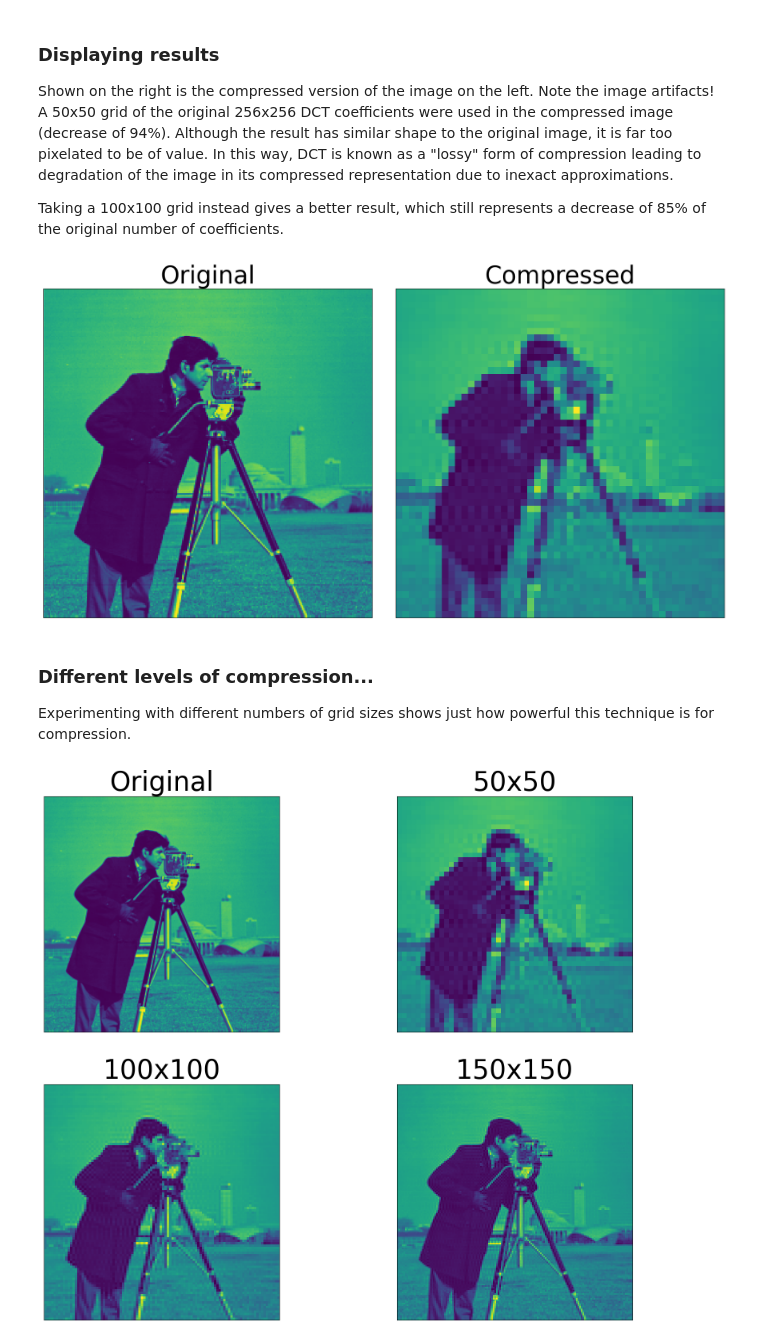
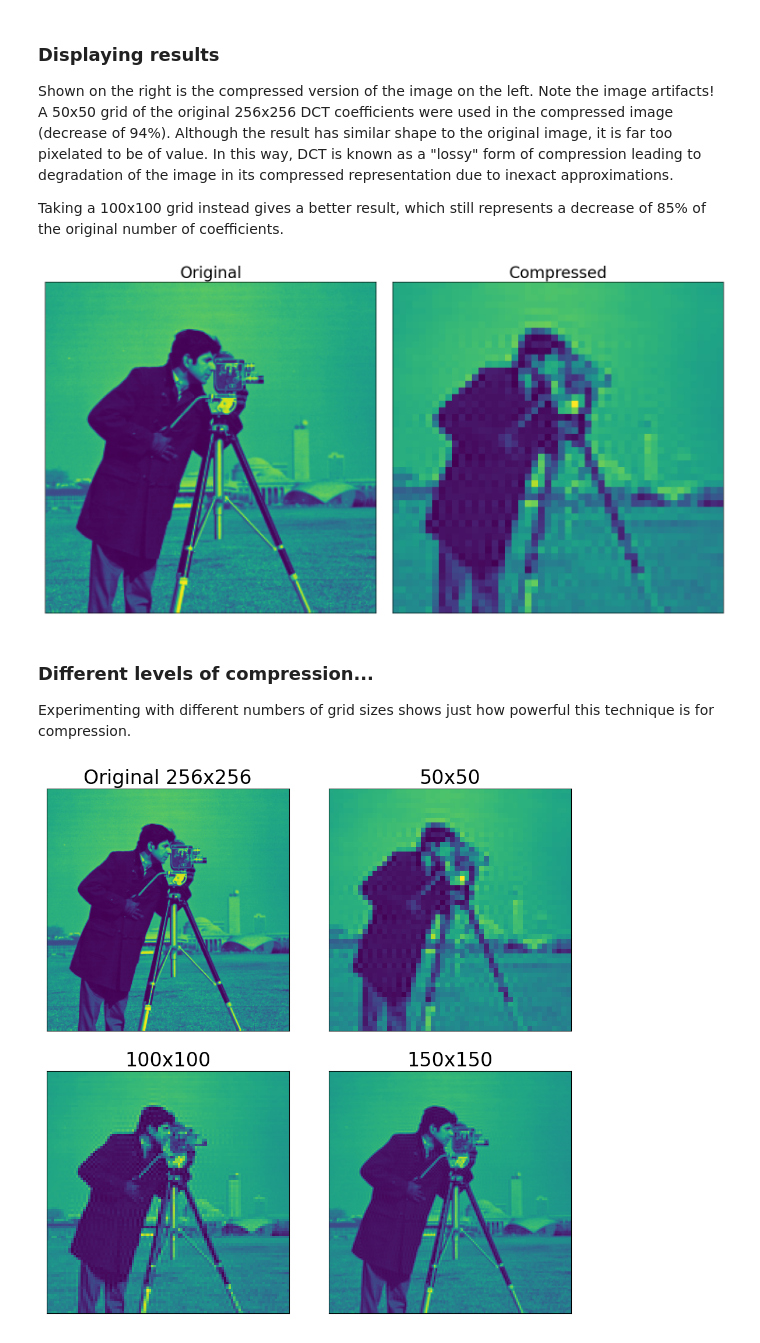
Before and after one commit to bazzzzil/image-processing, a Jupyter notebook: dct_compression.ipynb, the cells around one changed output. Drawn from its saved outputs; the diff is of its cells as text; code cells hidden in the pictures.

```diff
--- a/dct_compression.ipynb
+++ b/dct_compression.ipynb
@@ -15,7 +15,7 @@ from scipy.fft import dctn, idctn
 import matplotlib.pyplot as plt
 import impro_utils as imp
 
-plt.rcParams.update({'font.size': 40})
+plt.rcParams.update({'font.size': 20})
 # %% [markdown]
 <h3> Loading image </h3>
 # %%
@@ -96,40 +166,37 @@ Taking a 100x100 grid instead gives a better result, which still represents a de
 # %%
 inv_dct = idctn(dct_coeffs[0:50,0:50], norm='ortho')
 
-fig = plt.figure(figsize=(20,15))
+fig = plt.figure(figsize=(15,10))
 plt.subplot(1,2,1)
 imp.plot_img(abs(image),'Original')
 plt.subplot(1,2,2)
 imp.plot_img(abs(inv_dct),'Compressed')
 plt.tight_layout()
 # %% [output]
-[figure, old version]
+[figure, new version]
 # %% [markdown]
 <h3> Different levels of compression... </h3>
 
 Experimenting with different numbers of grid sizes shows just how powerful this technique is for compression.
 # %%
 num_1 = 50
+inv_dct_1 = idctn(dct_coeffs[0:num_1,0:num_1], norm='ortho')
 
 num_2 = 100
+inv_dct_2 = idctn(dct_coeffs[0:num_2,0:num_2], norm='ortho')
 
 num_3 = 150
-
-inv_dct_1 = idctn(dct_coeffs[0:num_1,0:num_1], norm='ortho')
-
-inv_dct_2 = idctn(dct_coeffs[0:num_2,0:num_2], norm='ortho')
-
 inv_dct_3 = idctn(dct_coeffs[0:num_3,0:num_3], norm='ortho')
 
-fig = plt.figure(figsize=(20,15))
+fig = plt.figure(figsize=(10,10))
 plt.subplot(2,2,1)
-imp.plot_img(abs(image),'Original')
+imp.plot_img(abs(image),'Original 256x256')
 plt.subplot(2,2,2)
 imp.plot_img(abs(inv_dct_1),'50x50')
 plt.subplot(2,2,3)
 imp.plot_img(abs(inv_dct_2),'100x100')
 plt.subplot(2,2,4)
 imp.plot_img(abs(inv_dct_3),'150x150')
 plt.tight_layout()
 # %% [output]
-[figure, old version]
+[figure, new version]
```
Also changed, not shown: parts of 6 cells of this notebook, 6 other files.
